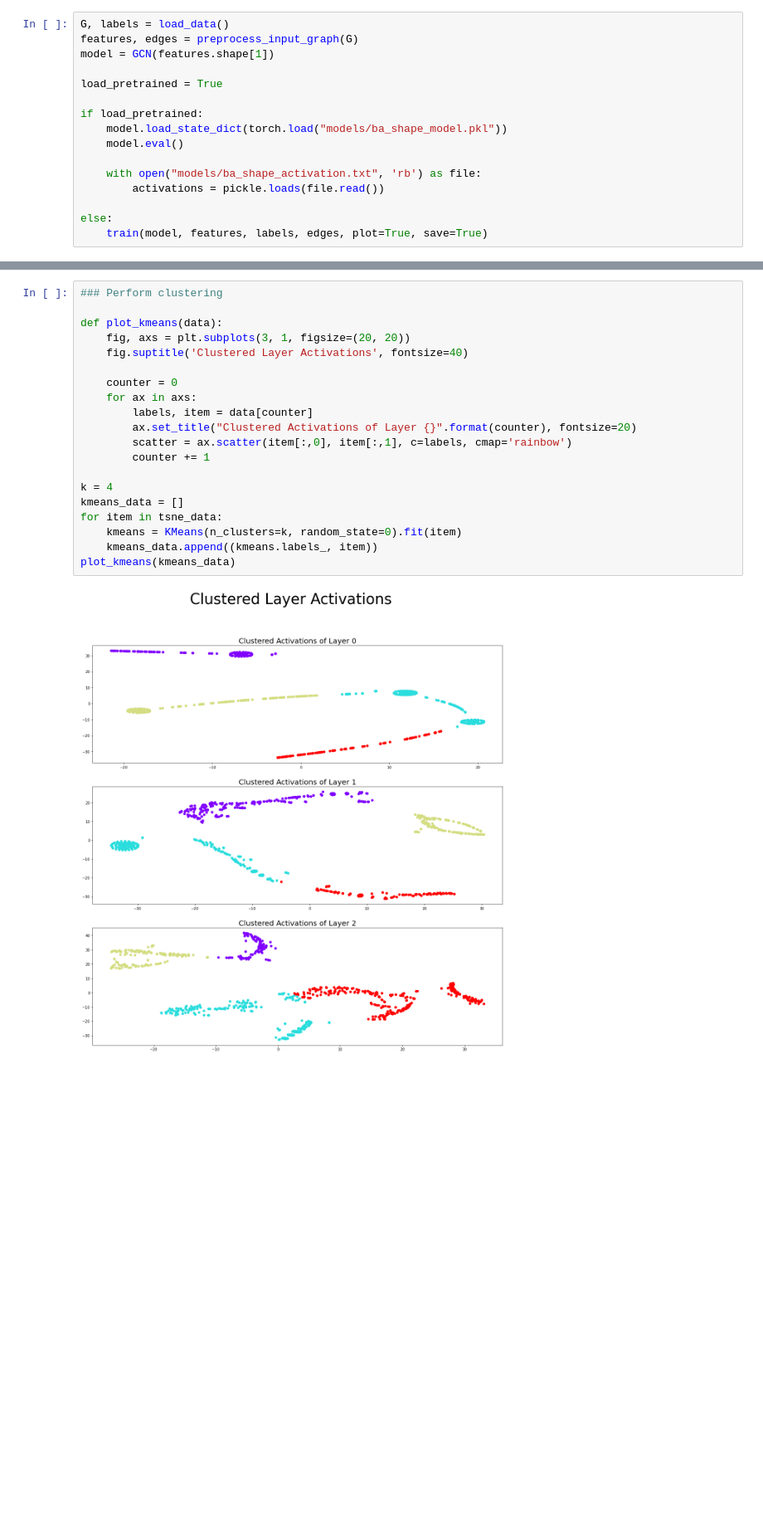
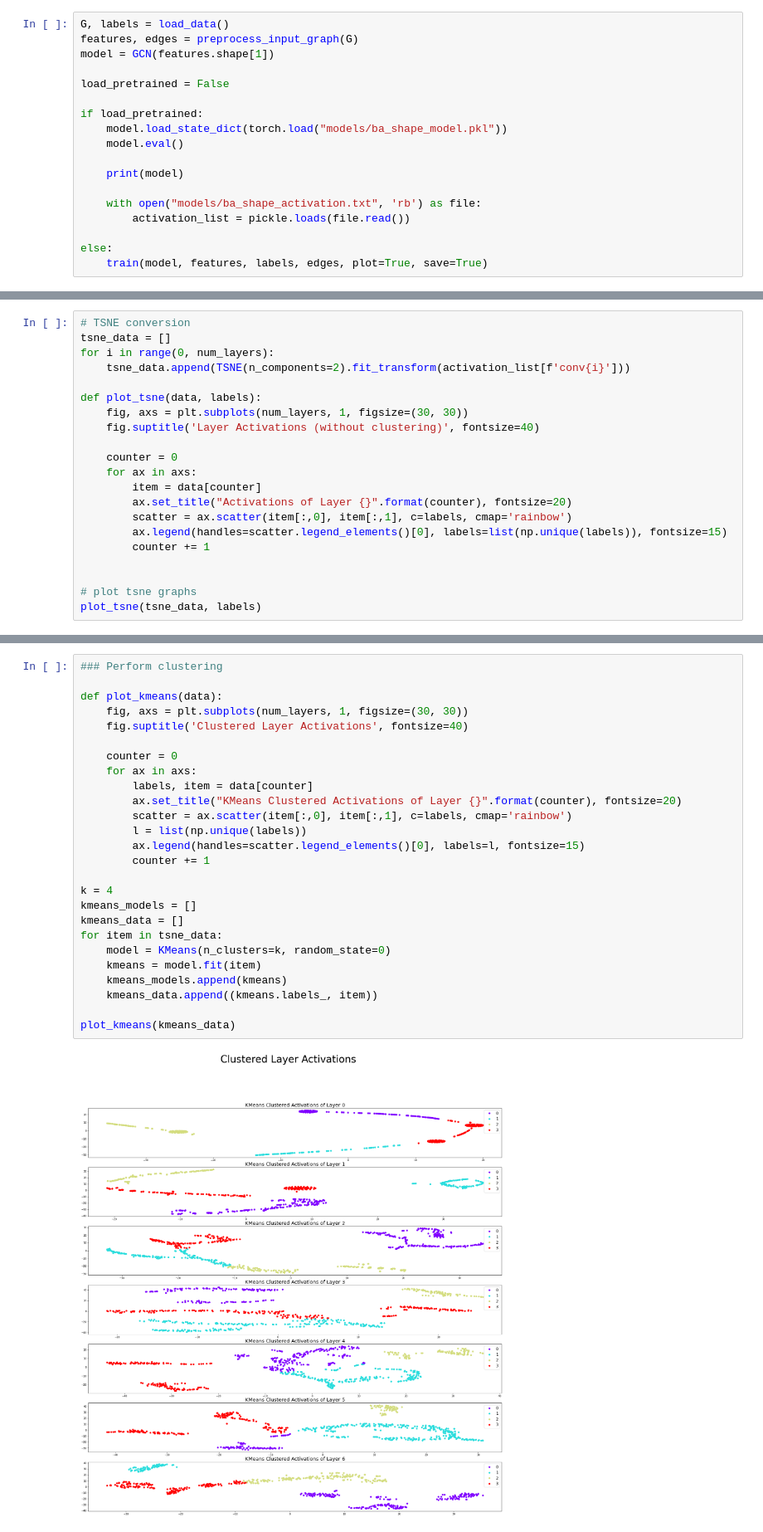
Before and after one commit to CharlotteMagister/GCExplainer, a Jupyter notebook: src/k_clustering/BA_Shapes.ipynb, the cells around one changed output, grey strips where cells are left out. Shown at 83% size. Cells and saved outputs as stored; diff of their text form; blank space fills up the shorter version.

```diff
--- a/src/k_clustering/BA_Shapes.ipynb
+++ b/src/k_clustering/BA_Shapes.ipynb
@@ -187,14 +239,16 @@ G, labels = load_data()
 features, edges = preprocess_input_graph(G)
 model = GCN(features.shape[1])
 
-load_pretrained = True
+load_pretrained = False
 
 if load_pretrained:
     model.load_state_dict(torch.load("models/ba_shape_model.pkl"))
     model.eval()
 
+    print(model)
+
     with open("models/ba_shape_activation.txt", 'rb') as file:
-        activations = pickle.loads(file.read())
+        activation_list = pickle.loads(file.read())
 
 else:
     train(model, features, labels, edges, plot=True, save=True)
@@ -226,0 +279,21 @@ plot_tsne(tsne_data, labels)
+# %%
+# TSNE conversion
+tsne_data = []
+for i in range(0, num_layers):
+    tsne_data.append(TSNE(n_components=2).fit_transform(activation_list[f'conv{i}']))
+
+def plot_tsne(data, labels):
+    fig, axs = plt.subplots(num_layers, 1, figsize=(30, 30))
+    fig.suptitle('Layer Activations (without clustering)', fontsize=40)
+
+    counter = 0
+    for ax in axs:
+        item = data[counter]
+        ax.set_title("Activations of Layer {}".format(counter), fontsize=20)
+        scatter = ax.scatter(item[:,0], item[:,1], c=labels, cmap='rainbow')
+        ax.legend(handles=scatter.legend_elements()[0], labels=list(np.unique(labels)), fontsize=15)
+        counter += 1
+
+
+# plot tsne graphs
+plot_tsne(tsne_data, labels)
@@ -227,22 +302,28 @@ plot_tsne(tsne_data, labels)
 # %%
 ### Perform clustering
 
 def plot_kmeans(data):
-    fig, axs = plt.subplots(3, 1, figsize=(20, 20))
+    fig, axs = plt.subplots(num_layers, 1, figsize=(30, 30))
     fig.suptitle('Clustered Layer Activations', fontsize=40)
 
     counter = 0
     for ax in axs:
         labels, item = data[counter]
-        ax.set_title("Clustered Activations of Layer {}".format(counter), fontsize=20)
+        ax.set_title("KMeans Clustered Activations of Layer {}".format(counter), fontsize=20)
         scatter = ax.scatter(item[:,0], item[:,1], c=labels, cmap='rainbow')
+        l = list(np.unique(labels))
+        ax.legend(handles=scatter.legend_elements()[0], labels=l, fontsize=15)
         counter += 1
 
 k = 4
+kmeans_models = []
 kmeans_data = []
 for item in tsne_data:
-    kmeans = KMeans(n_clusters=k, random_state=0).fit(item)
+    model = KMeans(n_clusters=k, random_state=0)
+    kmeans = model.fit(item)
+    kmeans_models.append(kmeans)
     kmeans_data.append((kmeans.labels_, item))
+
 plot_kmeans(kmeans_data)
 # %% [output]
-[figure, old version]
+[figure, new version]
```
Also changed, not shown: parts of 6 cells of this notebook, 1 other file.
